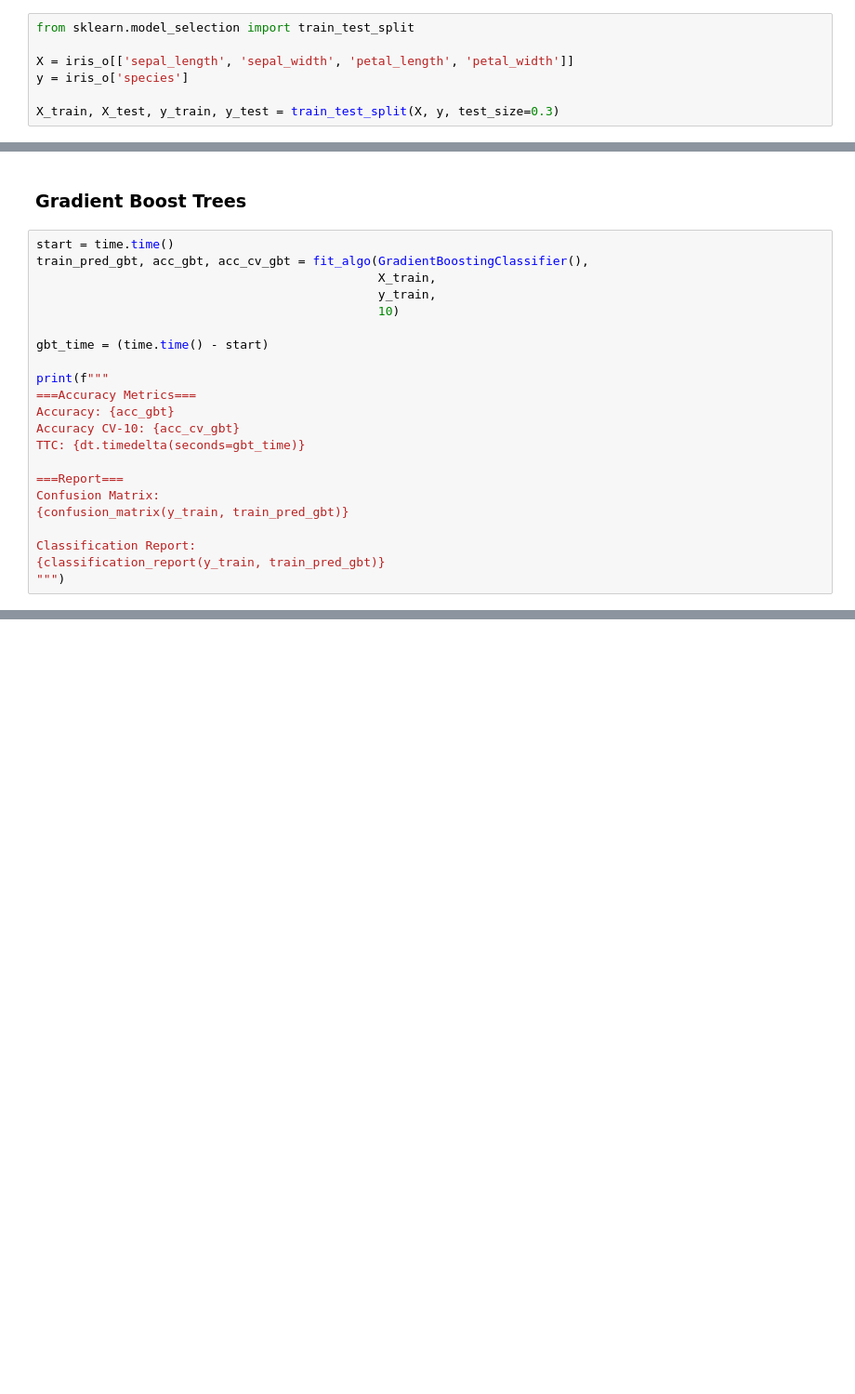
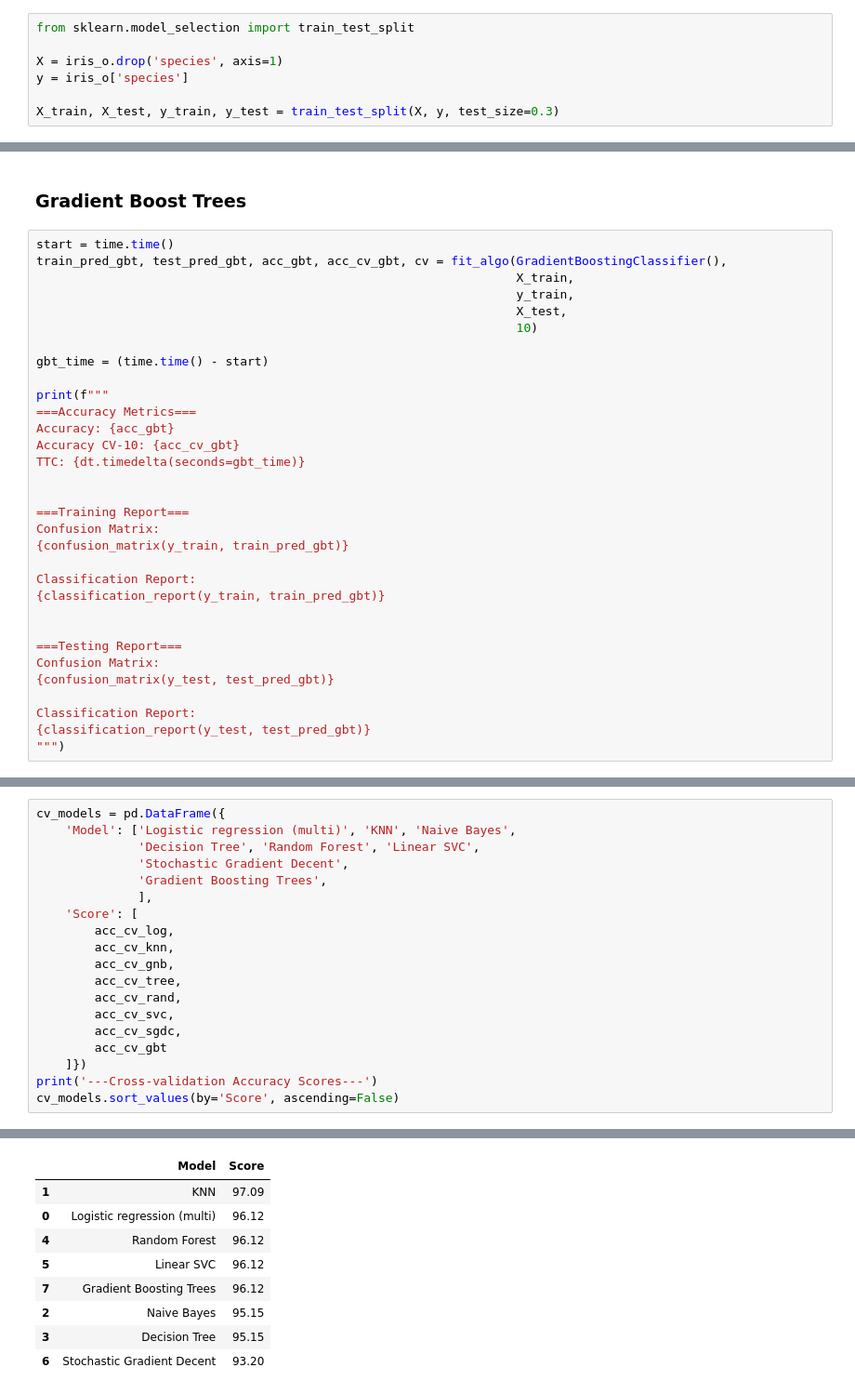
Before and after one commit to RekaCodes/iris, a Jupyter notebook: iris.ipynb, the cells around one changed output, grey strips where cells are left out. Shown at 93% size. Cells and saved outputs as stored; diff of their text form; blank space fills up the shorter version.

Commit message:
ml algos updated

```diff
--- a/iris.ipynb
+++ b/iris.ipynb
@@ -367,7 +368,7 @@ Before splitting, we need to define X and y variables. In our dataset, the y-var
 # %%
 from sklearn.model_selection import train_test_split
 
-X = iris_o[['sepal_length', 'sepal_width', 'petal_length', 'petal_width']]
+X = iris_o.drop('species', axis=1)
 y = iris_o['species']
 
 X_train, X_test, y_train, y_test = train_test_split(X, y, test_size=0.3)
@@ -695,10 +798,11 @@ weighted avg       0.59      0.59      0.57       103
 ### Gradient Boost Trees
 # %%
 start = time.time()
-train_pred_gbt, acc_gbt, acc_cv_gbt = fit_algo(GradientBoostingClassifier(),
-                                               X_train,
-                                               y_train,
-                                               10)
+train_pred_gbt, test_pred_gbt, acc_gbt, acc_cv_gbt, cv = fit_algo(GradientBoostingClassifier(),
+                                                                  X_train,
+                                                                  y_train,
+                                                                  X_test,
+                                                                  10)
 
 gbt_time = (time.time() - start)
 
@@ -708,12 +812,21 @@ Accuracy: {acc_gbt}
 Accuracy CV-10: {acc_cv_gbt}
 TTC: {dt.timedelta(seconds=gbt_time)}
 
-===Report===
+
+===Training Report===
 Confusion Matrix:
 {confusion_matrix(y_train, train_pred_gbt)}
 
 Classification Report:
 {classification_report(y_train, train_pred_gbt)}
+
+
+===Testing Report===
+Confusion Matrix:
+{confusion_matrix(y_test, test_pred_gbt)}
+
+Classification Report:
+{classification_report(y_test, test_pred_gbt)}
 """)
 # %% [output]
 ===Accuracy Metrics===
@@ -737,0 +851,20 @@ weighted avg       0.97      0.97      0.97       103
+# %%
+cv_models = pd.DataFrame({
+    'Model': ['Logistic regression (multi)', 'KNN', 'Naive Bayes',
+              'Decision Tree', 'Random Forest', 'Linear SVC',
+              'Stochastic Gradient Decent',
+              'Gradient Boosting Trees',
+              ],
+    'Score': [
+        acc_cv_log,
+        acc_cv_knn,
+        acc_cv_gnb,
+        acc_cv_tree,
+        acc_cv_rand,
+        acc_cv_svc,
+        acc_cv_sgdc,
+        acc_cv_gbt
+    ]})
+print('---Cross-validation Accuracy Scores---')
+cv_models.sort_values(by='Score', ascending=False)
+# %% [output]
@@ -737,0 +872,9 @@ weighted avg       0.97      0.97      0.97       103
+|  | Model | Score |
+| 1 | KNN | 97.09 |
+| 0 | Logistic regression (multi) | 96.12 |
+| 4 | Random Forest | 96.12 |
+| 5 | Linear SVC | 96.12 |
+| 7 | Gradient Boosting Trees | 96.12 |
+| 2 | Naive Bayes | 95.15 |
+| 3 | Decision Tree | 95.15 |
+| 6 | Stochastic Gradient Decent | 93.20 |
```
Also changed, not shown: parts of 20 cells of this notebook.
